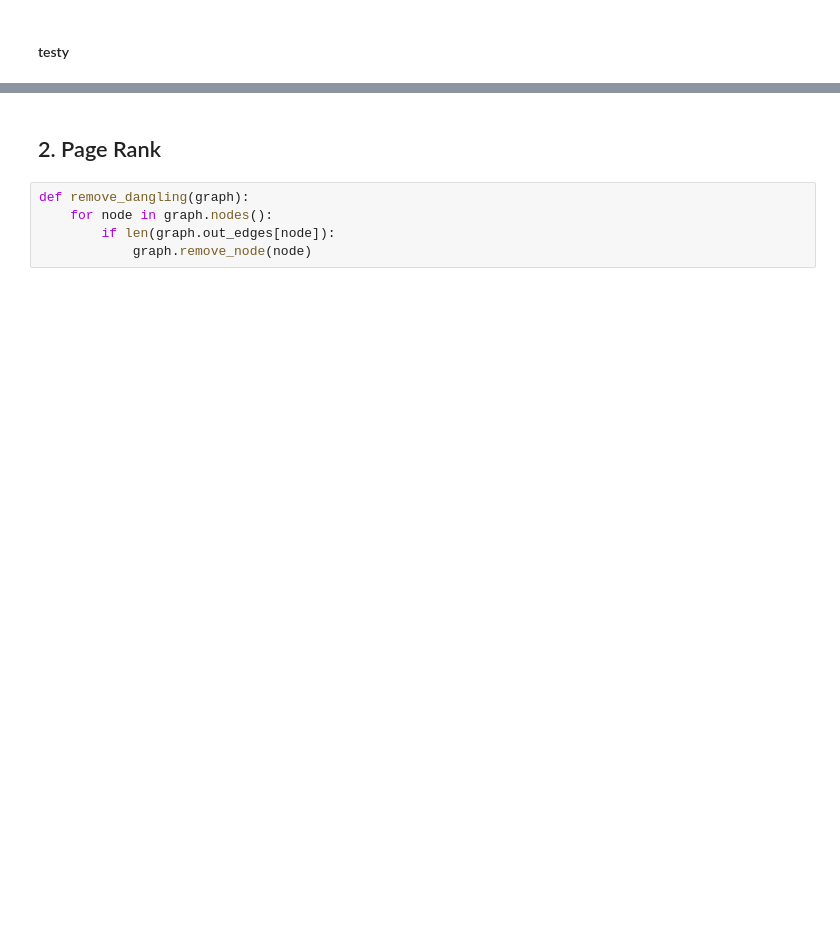
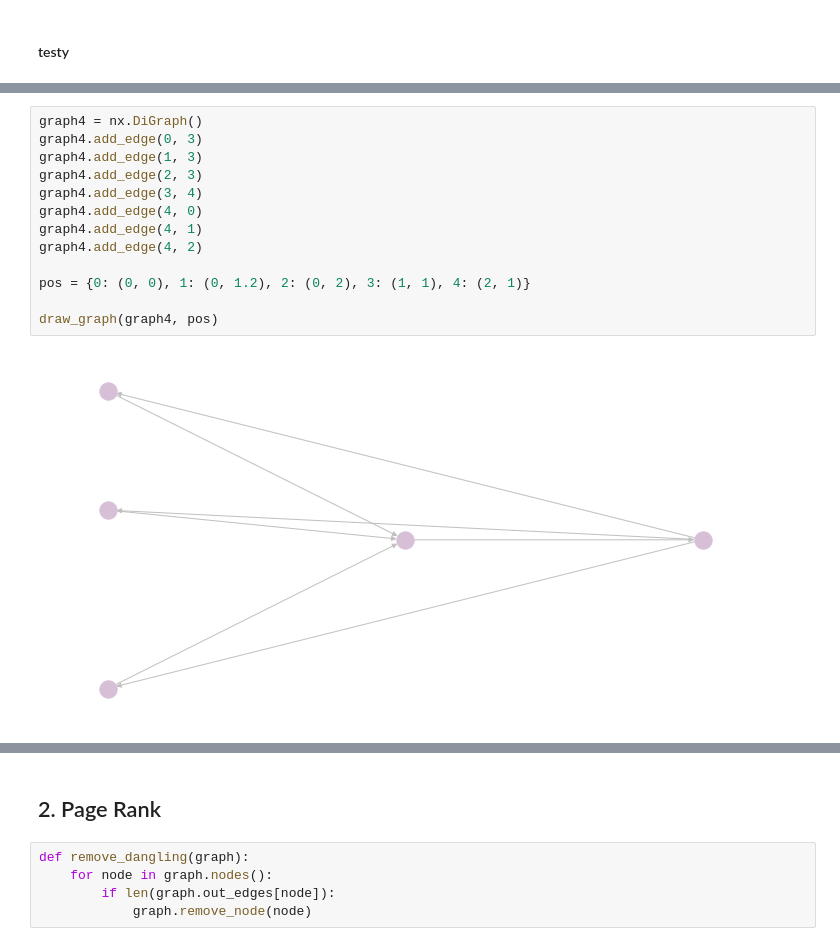
Before and after one commit to mhawryluk/mownit, a Jupyter notebook: lab09-pagerank/lab9.ipynb, the cells around one changed output, grey strips where cells are left out. Cells and saved outputs as stored; diff of their text form; blank space fills up the shorter version.

```diff
--- a/lab09-pagerank/lab9.ipynb
+++ b/lab09-pagerank/lab9.ipynb
@@ -128,0 +121,15 @@ rank:  [0.00516535 0.01322355 0.01270909 0.01548379 0.00987231 0.00934954
+# %%
+graph4 = nx.DiGraph()
+graph4.add_edge(0, 3)
+graph4.add_edge(1, 3)
+graph4.add_edge(2, 3)
+graph4.add_edge(3, 4)
+graph4.add_edge(4, 0)
+graph4.add_edge(4, 1)
+graph4.add_edge(4, 2)
+
+pos = {0: (0, 0), 1: (0, 1.2), 2: (0, 2), 3: (1, 1), 4: (2, 1)}
+
+draw_graph(graph4, pos)
+# %% [output]
+[figure, added]
```
Also changed, not shown: parts of 31 cells of this notebook.
